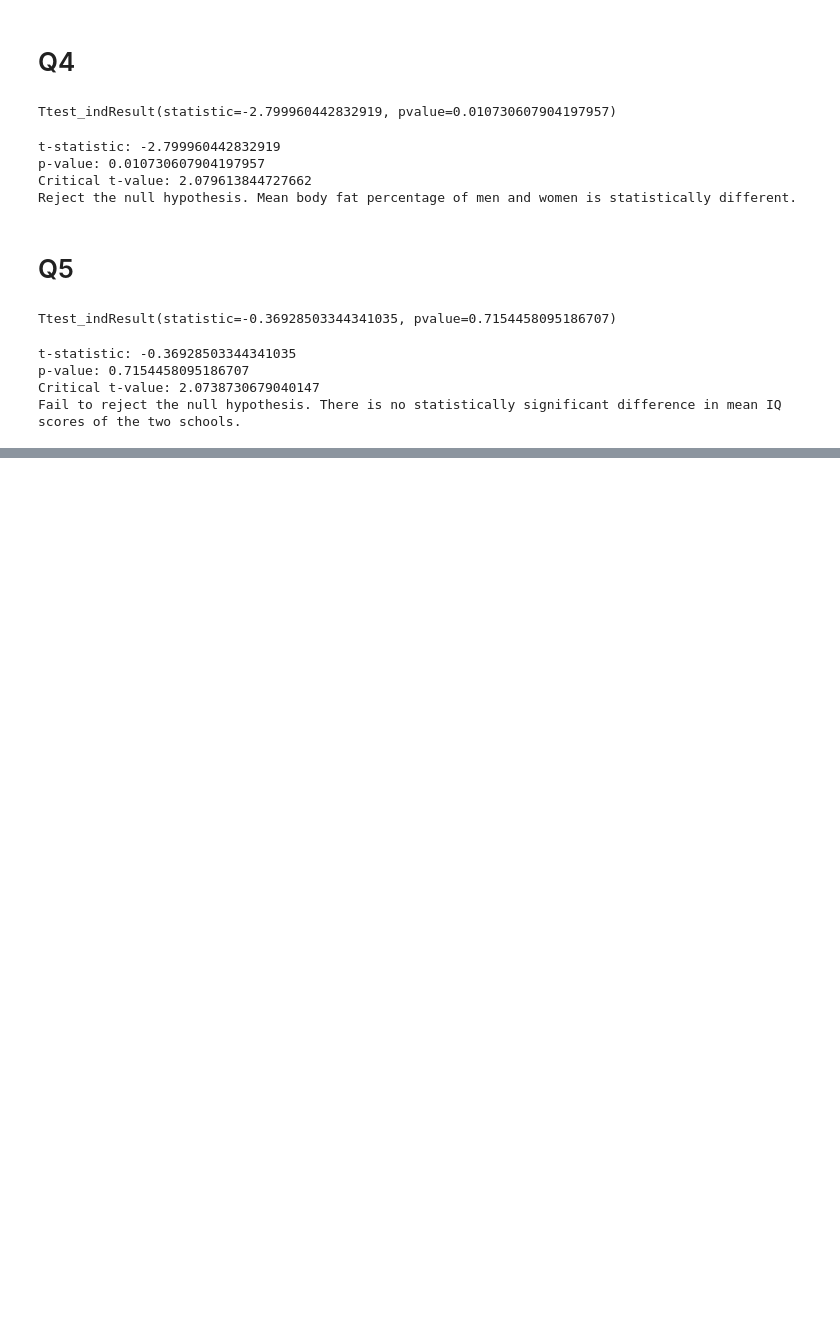
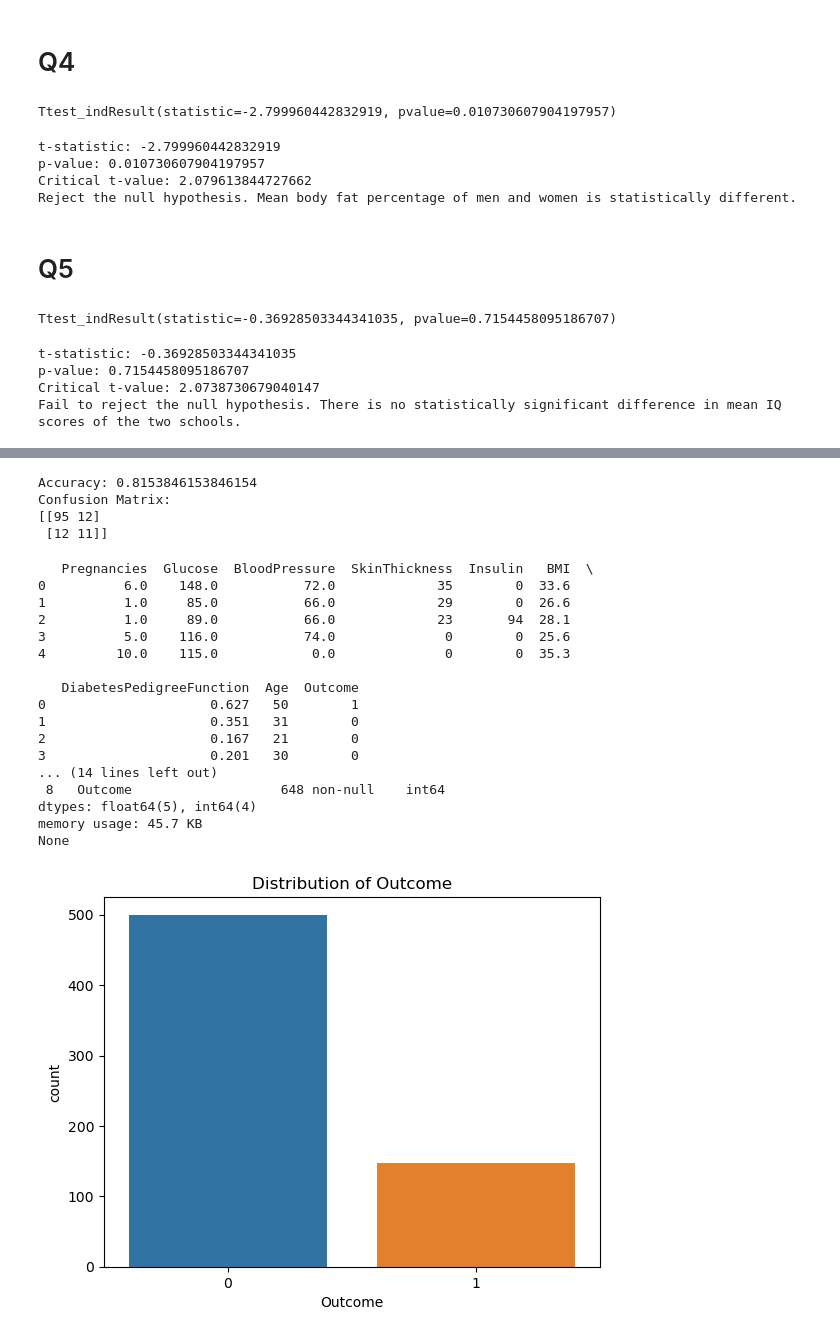
Before and after one commit to debnsuma/dsa, a Jupyter notebook: DSML/M10/hypotheis-testing.ipynb, the cells around one changed output, grey strips where cells are left out. Saved outputs shown, nothing was run; the diff lists cells and outputs as text; code cells hidden in the pictures; blank space fills up the shorter version.

```diff
--- a/DSML/M10/hypotheis-testing.ipynb
+++ b/DSML/M10/hypotheis-testing.ipynb
@@ -439,0 +497,66 @@ Fail to reject the null hypothesis. There is no statistically significant differ
+# %%
+from sklearn.impute import SimpleImputer
+from sklearn.ensemble import RandomForestClassifier
+
+# Impute missing values with the mean
+imputer = SimpleImputer(strategy='mean')
+X_train_imputed = imputer.fit_transform(X_train)
+X_test_imputed = imputer.transform(X_test)
+
+clf = RandomForestClassifier(n_estimators=100, random_state=42)
+
+# Train the model
+clf.fit(X_train_imputed, y_train)
+
+# Make predictions on the test set
+y_pred = clf.predict(X_test_imputed)
+
+# Evaluate the model's performance
+accuracy = accuracy_score(y_test, y_pred)
+print(f"Accuracy: {accuracy}")
+
+# Confusion matrix
+cm = confusion_matrix(y_test, y_pred)
+print("Confusion Matrix:")
+print(cm)
+# %% [output]
+Accuracy: 0.8153846153846154
+Confusion Matrix:
+[[95 12]
+ [12 11]]
+# %%
+
+data = pd.read_csv('diabetes.csv')
+
+# Explore the dataset
+print(data.head())  # Print the first few rows of the dataset
+print(data.info())  # Get information about the dataset
+
+# Perform EDA
+sns.countplot(x='Outcome', data=data)
+plt.title('Distribution of Outcome')
+plt.show()
+
+corr_matrix = data.corr()
+sns.heatmap(corr_matrix, annot=True, cmap='coolwarm')
+plt.title('Correlation Matrix')
+plt.show()
+# %% [output]
+   Pregnancies  Glucose  BloodPressure  SkinThickness  Insulin   BMI  \
+0          6.0    148.0           72.0             35        0  33.6
+1          1.0     85.0           66.0             29        0  26.6
+2          1.0     89.0           66.0             23       94  28.1
+3          5.0    116.0           74.0              0        0  25.6
+4         10.0    115.0            0.0              0        0  35.3
+
+   DiabetesPedigreeFunction  Age  Outcome
+0                     0.627   50        1
+1                     0.351   31        0
+2                     0.167   21        0
+3                     0.201   30        0
+... (14 lines left out)
+ 8   Outcome                   648 non-null    int64
+dtypes: float64(5), int64(4)
+memory usage: 45.7 KB
+None
+[figure, added]
```
Also changed, not shown: parts of 5 cells of this notebook, 2 other files.
